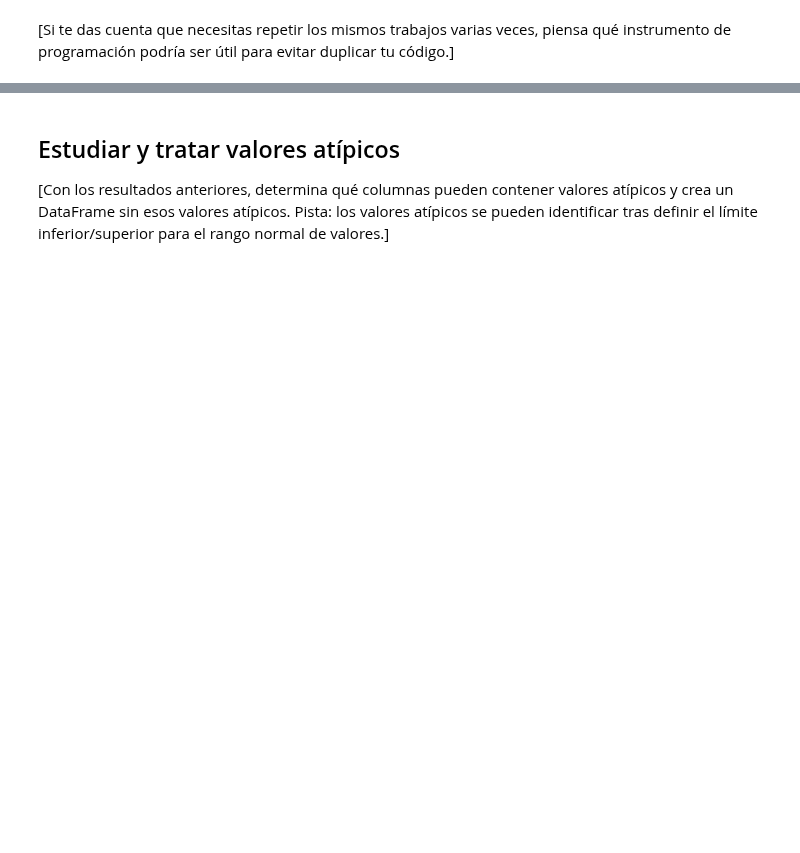
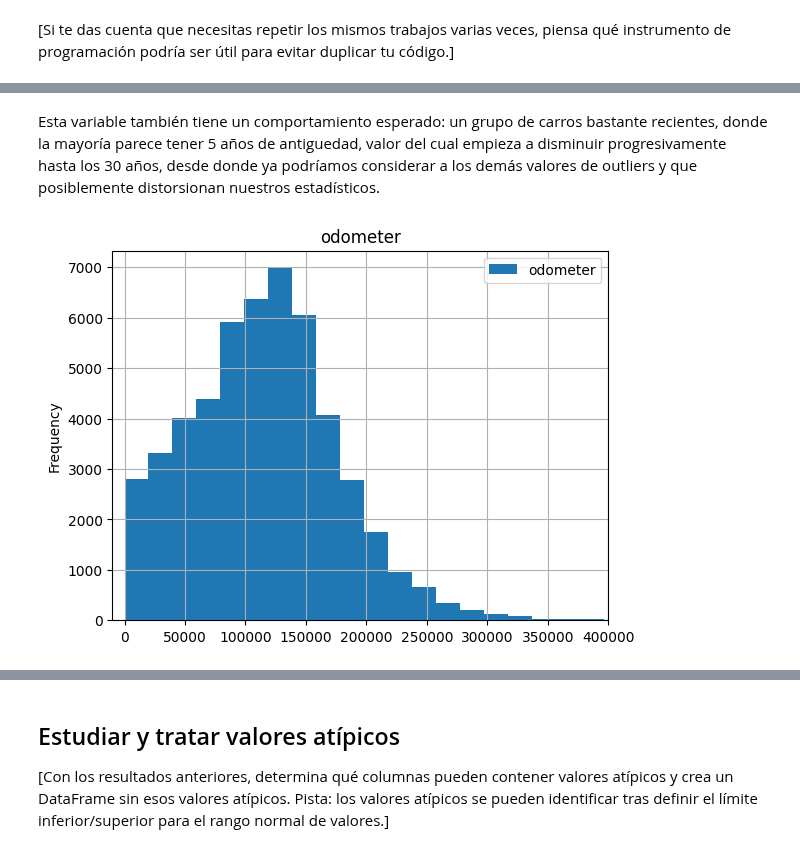
Before and after one commit to ChristianMartinezCaceres/Practicum-portfolio, a Jupyter notebook: 03_vehicle_price_Analysis/vehicle_price_analysis_notebook.ipynb, the cells around one changed output, grey strips where cells are left out. Cells and saved outputs as stored; diff of their text form; code cells hidden in the pictures; blank space fills up the shorter version.

```diff
--- a/03_vehicle_price_Analysis/vehicle_price_analysis_notebook.ipynb
+++ b/03_vehicle_price_Analysis/vehicle_price_analysis_notebook.ipynb
@@ -993,0 +1045,6 @@ Los parámetros son:
+# %% [markdown]
+Esta variable también tiene un comportamiento esperado: un grupo de carros bastante recientes, donde la mayoría parece tener 5 años de antiguedad, valor del cual empieza a disminuir progresivamente hasta los 30 años, desde donde ya podríamos considerar a los demás valores de outliers y que posiblemente distorsionan nuestros estadísticos.
+# %%
+hist_cuantitative(cars, 'odometer', x_axis=(-10000, 400000))
+# %% [output]
+[figure, added]
```
Also changed, not shown: parts of 39 cells of this notebook.
